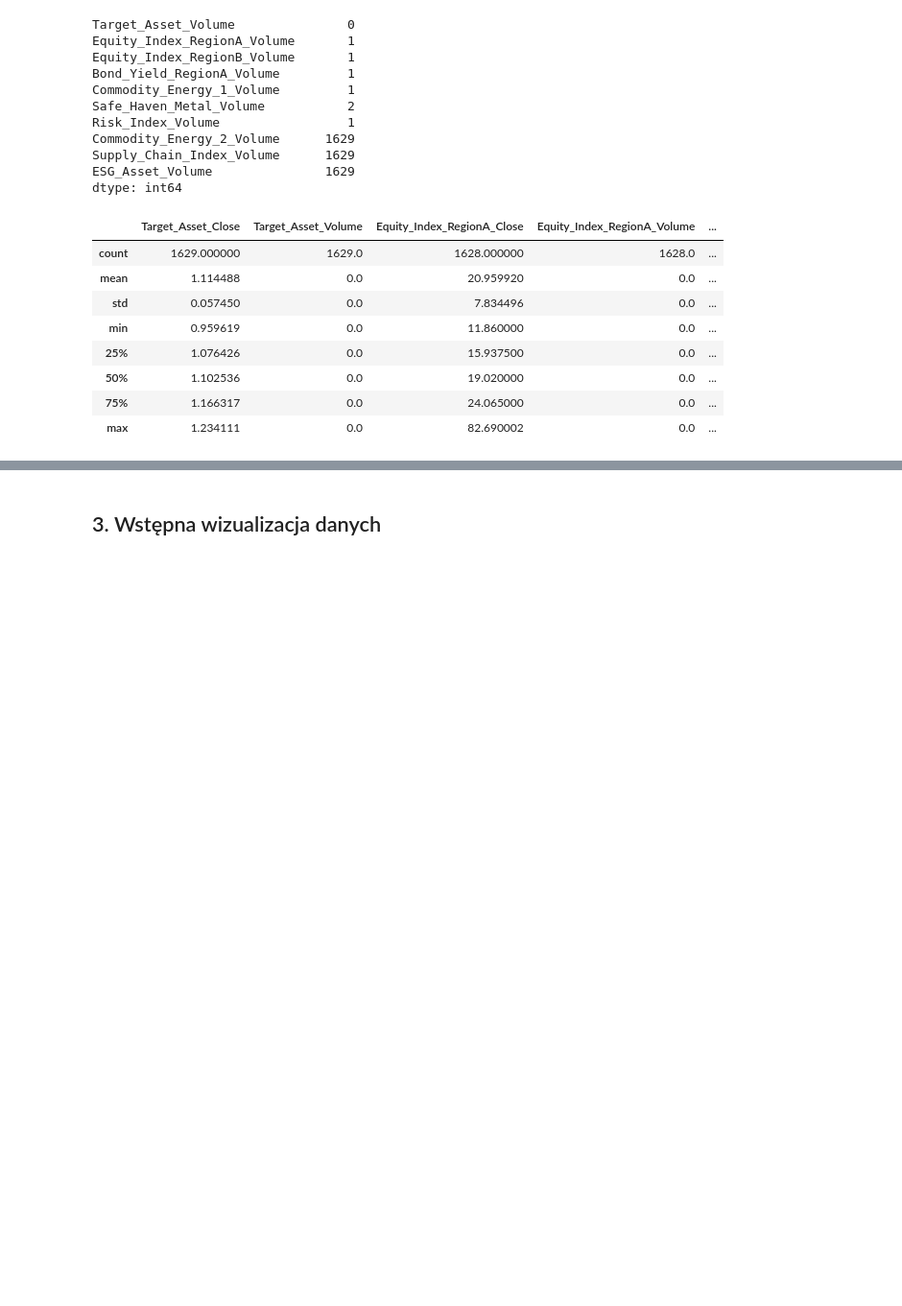
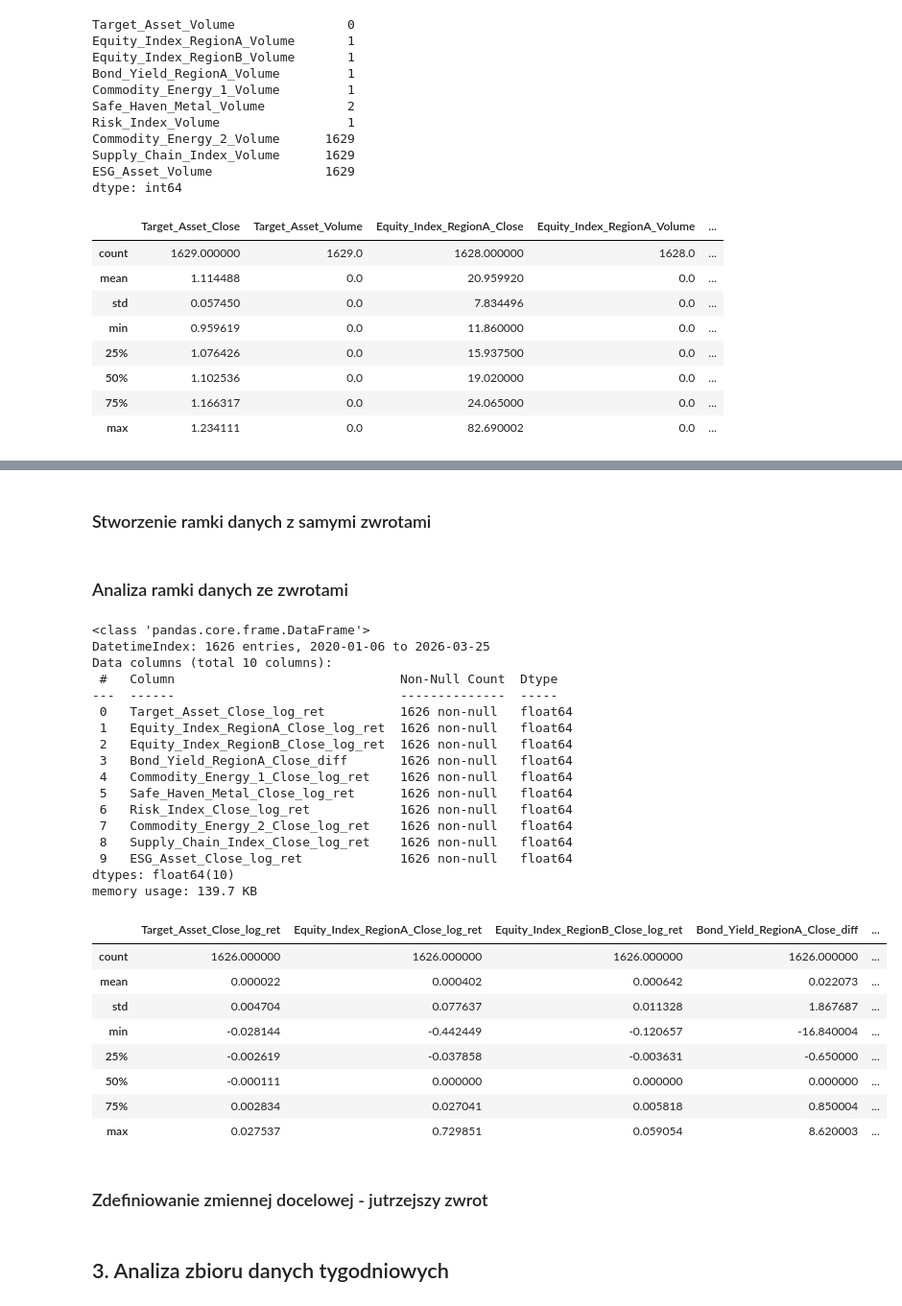
Before and after one commit to kacperskora/BICC_2026, a Jupyter notebook: notebooks/01_data_processing.ipynb, the cells around one changed output, grey strips where cells are left out. Shown at 96% size. Saved outputs shown, nothing was run; the diff lists cells and outputs as text; code cells hidden in the pictures; blank space fills up the shorter version.

```diff
--- a/notebooks/01_data_processing.ipynb
+++ b/notebooks/01_data_processing.ipynb
@@ -167,4 +161,10 @@ data_daily.describe()
 data_daily = data_daily.drop(columns=['Target_Asset_Volume', 'Equity_Index_RegionA_Volume', 'Commodity_Energy_1_Volume', 'Commodity_Energy_2_Volume', 'Supply_Chain_Index_Volume', 'ESG_Asset_Volume'])
 # %%
-# uzupełnienie braków danych wcześniejszą wartościa
-data_daily = data_daily.ffill()
+# analiza brakow danych
+
+# od kiedy mamy komplet danych dla wszystkich kolumn
+first_valid = data_daily.apply(lambda col: col.first_valid_index()).max()
+print(f"Dane stają się kompletne od: {first_valid}")
+
+# przycinamy zbior danych
+data_daily = data_daily.loc[first_valid:]
@@ -170,0 +173,53 @@ data_daily = data_daily.ffill()
+# %% [markdown]
+### Stworzenie ramki danych z samymi zwrotami ###
+# %%
+# 1. Tworzymy nową ramkę na zwroty
+df_returns = pd.DataFrame(index=data_daily.index)
+
+# 2. Obliczamy Log Returns / Diffs
+for col in data_daily.columns:
+    if '_Close' in col:
+        if 'Bond_Yield' in col:
+            # Dla obligacji zmiana punktowa
+            df_returns[f'{col}_diff'] = data_daily[col].diff()
+        else:
+            # Log Returns dla reszty
+            df_returns[f'{col}_log_ret'] = np.log(data_daily[col] / data_daily[col].shift(1))
+
+# 3. Usuwamy pierwszy wiersz, który powstał przez .diff() / .shift(1)
+df_returns = df_returns.dropna()
+# %% [markdown]
+### Analiza ramki danych ze zwrotami ###
+# %%
+df_returns.info()
+
+df_returns.describe()
+# %% [output]
+<class 'pandas.core.frame.DataFrame'>
+DatetimeIndex: 1626 entries, 2020-01-06 to 2026-03-25
+Data columns (total 10 columns):
+ #   Column                              Non-Null Count  Dtype
+---  ------                              --------------  -----
+ 0   Target_Asset_Close_log_ret          1626 non-null   float64
+ 1   Equity_Index_RegionA_Close_log_ret  1626 non-null   float64
+ 2   Equity_Index_RegionB_Close_log_ret  1626 non-null   float64
+ 3   Bond_Yield_RegionA_Close_diff       1626 non-null   float64
+ 4   Commodity_Energy_1_Close_log_ret    1626 non-null   float64
+ 5   Safe_Haven_Metal_Close_log_ret      1626 non-null   float64
+ 6   Risk_Index_Close_log_ret            1626 non-null   float64
+ 7   Commodity_Energy_2_Close_log_ret    1626 non-null   float64
+ 8   Supply_Chain_Index_Close_log_ret    1626 non-null   float64
+ 9   ESG_Asset_Close_log_ret             1626 non-null   float64
+dtypes: float64(10)
+memory usage: 139.7 KB
+|  | Target_Asset_Close_log_ret | Equity_Index_RegionA_Close_log_ret | Equity_Index_RegionB_Close_log_ret | Bond_Yield_RegionA_Close_diff | ... |
+| count | 1626.000000 | 1626.000000 | 1626.000000 | 1626.000000 | ... |
+| mean | 0.000022 | 0.000402 | 0.000642 | 0.022073 | ... |
+| std | 0.004704 | 0.077637 | 0.011328 | 1.867687 | ... |
+| min | -0.028144 | -0.442449 | -0.120657 | -16.840004 | ... |
+| 25% | -0.002619 | -0.037858 | -0.003631 | -0.650000 | ... |
+| 50% | -0.000111 | 0.000000 | 0.000000 | 0.000000 | ... |
+| 75% | 0.002834 | 0.027041 | 0.005818 | 0.850004 | ... |
+| max | 0.027537 | 0.729851 | 0.059054 | 8.620003 | ... |
+# %% [markdown]
+### Zdefiniowanie zmiennej docelowej - jutrzejszy zwrot ###
@@ -171,2 +232,2 @@ data_daily = data_daily.ffill()
 # %% [markdown]
-## 3. Wstępna wizualizacja danych ##
+## 3. Analiza zbioru danych tygodniowych ##
```
Also changed, not shown: parts of 31 cells of this notebook.
